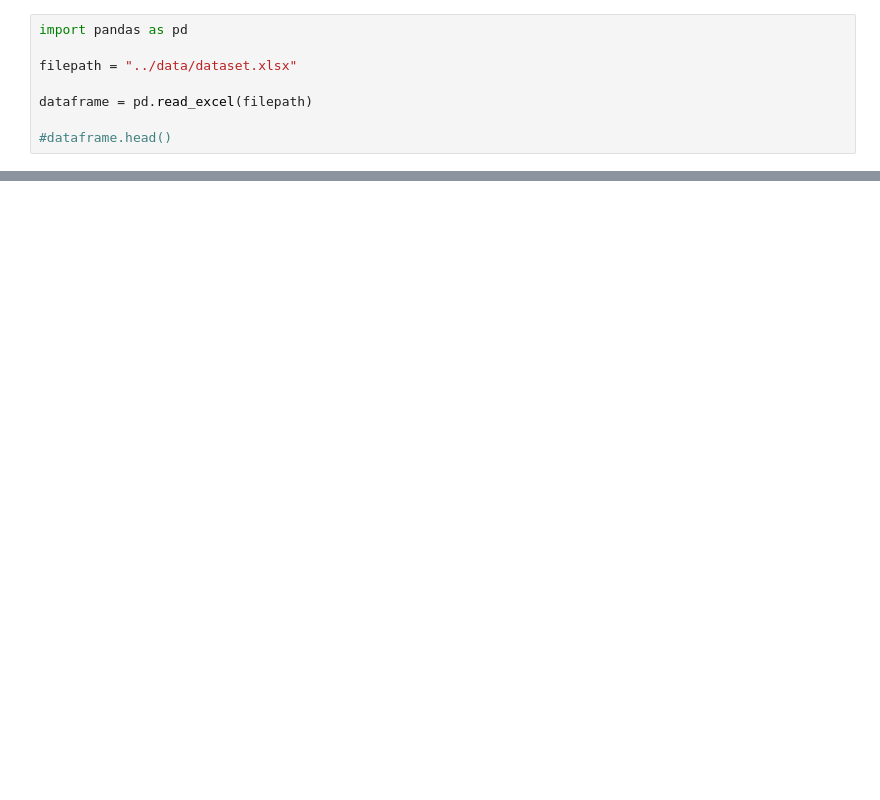
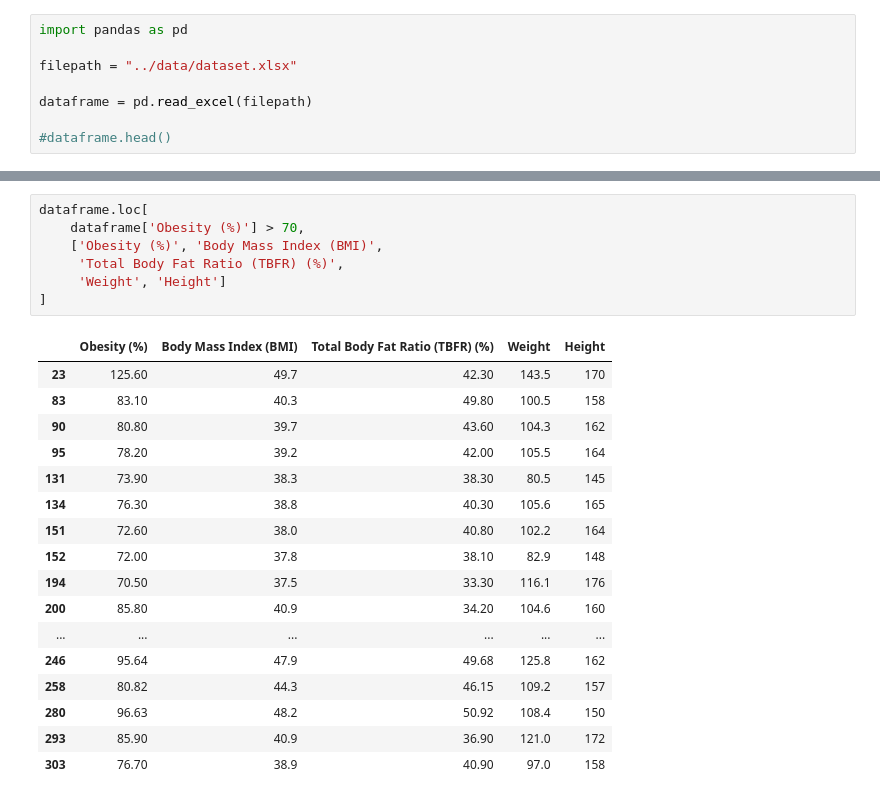
Before and after one commit to aaronsd1/DAT540-group-project, a Jupyter notebook: notebooks/01_exploration.ipynb, the cells around one changed output, grey strips where cells are left out. Cells and saved outputs as stored; diff of their text form; blank space fills up the shorter version.

```diff
--- a/notebooks/01_exploration.ipynb
+++ b/notebooks/01_exploration.ipynb
@@ -33,2 +87,27 @@ dataframe.describe() # Prints typical statistical values such as mean, std, coun
+# %%
+dataframe.loc[
+    dataframe['Obesity (%)'] > 70,
+    ['Obesity (%)', 'Body Mass Index (BMI)',
+     'Total Body Fat Ratio (TBFR) (%)',
+     'Weight', 'Height']
+]
+# %% [output]
+|  | Obesity (%) | Body Mass Index (BMI) | Total Body Fat Ratio (TBFR) (%) | Weight | Height |
+| 23 | 125.60 | 49.7 | 42.30 | 143.5 | 170 |
+| 83 | 83.10 | 40.3 | 49.80 | 100.5 | 158 |
+| 90 | 80.80 | 39.7 | 43.60 | 104.3 | 162 |
+| 95 | 78.20 | 39.2 | 42.00 | 105.5 | 164 |
+| 131 | 73.90 | 38.3 | 38.30 | 80.5 | 145 |
+| 134 | 76.30 | 38.8 | 40.30 | 105.6 | 165 |
+| 151 | 72.60 | 38.0 | 40.80 | 102.2 | 164 |
+| 152 | 72.00 | 37.8 | 38.10 | 82.9 | 148 |
+| 194 | 70.50 | 37.5 | 33.30 | 116.1 | 176 |
+| 200 | 85.80 | 40.9 | 34.20 | 104.6 | 160 |
+| ... | ... | ... | ... | ... | ... |
+| 246 | 95.64 | 47.9 | 49.68 | 125.8 | 162 |
+| 258 | 80.82 | 44.3 | 46.15 | 109.2 | 157 |
+| 280 | 96.63 | 48.2 | 50.92 | 108.4 | 150 |
+| 293 | 85.90 | 40.9 | 36.90 | 121.0 | 172 |
+| 303 | 76.70 | 38.9 | 40.90 | 97.0 | 158 |
 # %%
 from sklearn.model_selection import train_test_split
```
Also changed, not shown: parts of 7 cells of this notebook.
